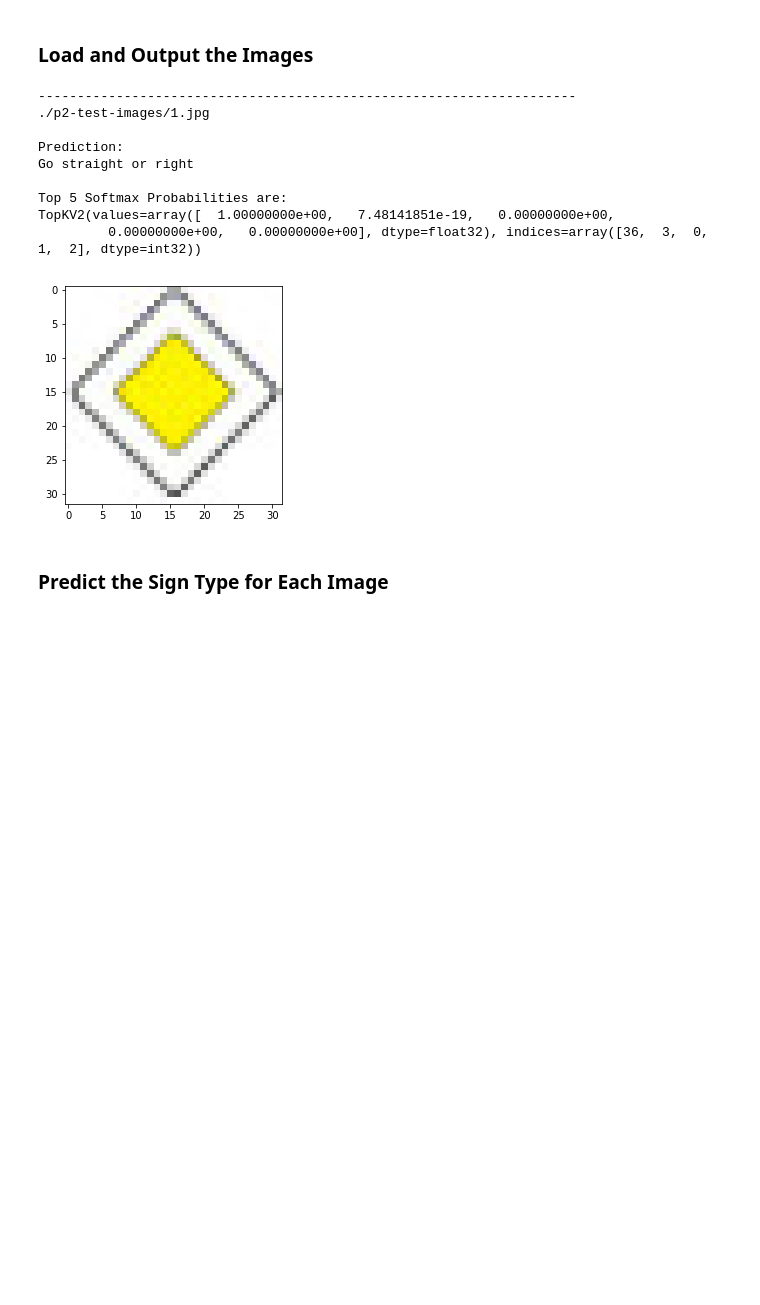
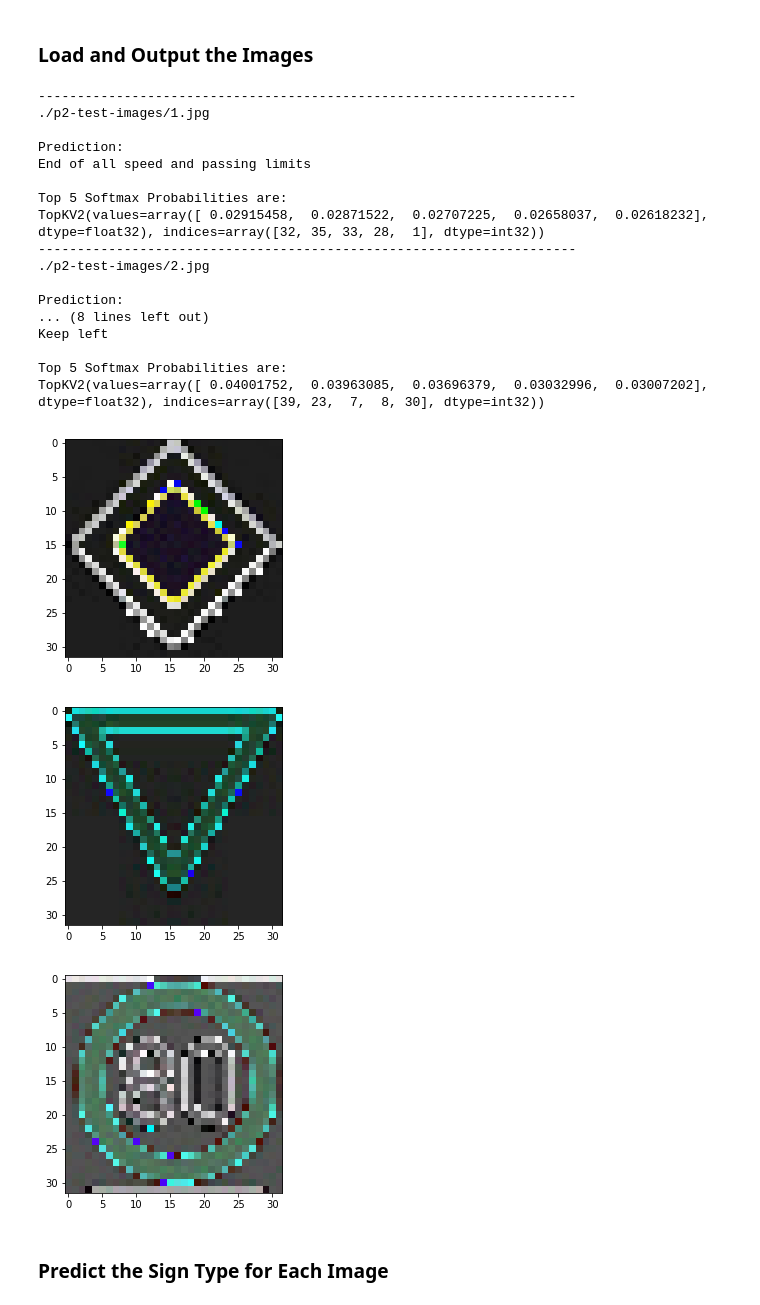
Before and after one commit to akshaykhole/carnd1-project2, a Jupyter notebook: Traffic_Sign_Classifier.ipynb, the cells around one changed output. Cells and saved outputs as stored; diff of their text form; code cells hidden in the pictures; blank space fills up the shorter version.

```diff
--- a/Traffic_Sign_Classifier.ipynb
+++ b/Traffic_Sign_Classifier.ipynb
@@ -355,36 +414,47 @@ def predict_image(image):
 # %%
 ### Load the images and plot them here.
 ### Feel free to use as many code cells as needed.
 
 ### Data exploration visualization code goes here.
 ### Feel free to use as many code cells as needed.
 import matplotlib.image as mpimg
 import os
 
 files = []
 for (path, dirnames, filenames) in os.walk('./p2-test-images/'):
     files.extend(os.path.join(path, name) for name in filenames)
 
 files.pop(0)
 for image_path in files:
     print("---------------------------------------------------------------------")
     print(image_path)
     print()
     img = mpimg.imread(image_path)
+    img = normalize_images(np.array([img]))[0]
     plt.figure()
     plt.imshow(img)
     predict_image(img)
 # %% [output]
 ---------------------------------------------------------------------
 ./p2-test-images/1.jpg
 
 Prediction:
-Go straight or right
+End of all speed and passing limits
 
 Top 5 Softmax Probabilities are:
-TopKV2(values=array([  1.00000000e+00,   7.48141851e-19,   0.00000000e+00,
-         0.00000000e+00,   0.00000000e+00], dtype=float32), indices=array([36,  3,  0,  1,  2], dtype=int32))
+TopKV2(values=array([ 0.02915458,  0.02871522,  0.02707225,  0.02658037,  0.02618232], dtype=float32), indices=array([32, 35, 33, 28,  1], dtype=int32))
+---------------------------------------------------------------------
+./p2-test-images/2.jpg
+
+Prediction:
+... (8 lines left out)
+Keep left
+
+Top 5 Softmax Probabilities are:
+TopKV2(values=array([ 0.04001752,  0.03963085,  0.03696379,  0.03032996,  0.03007202], dtype=float32), indices=array([39, 23,  7,  8, 30], dtype=int32))
-[figure, old version]
+[figure, new version]
+[figure, added]
+[figure, added]
 # %% [markdown]
 ### Predict the Sign Type for Each Image
 # %% [markdown]
```
Also changed, not shown: parts of 2 cells of this notebook, 2 other files.
